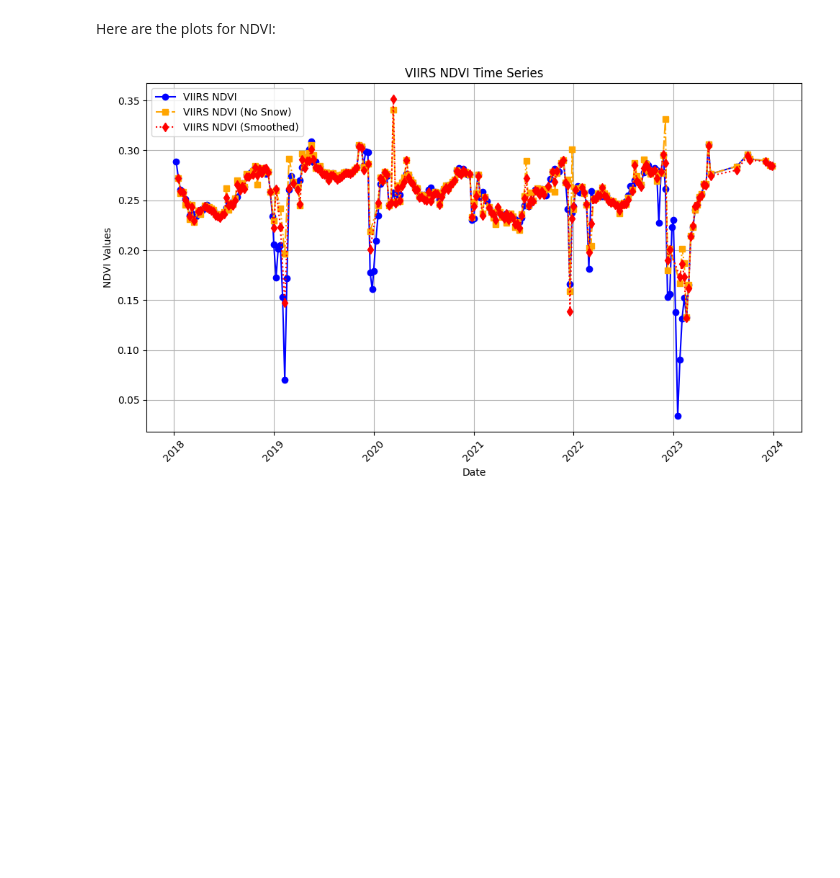
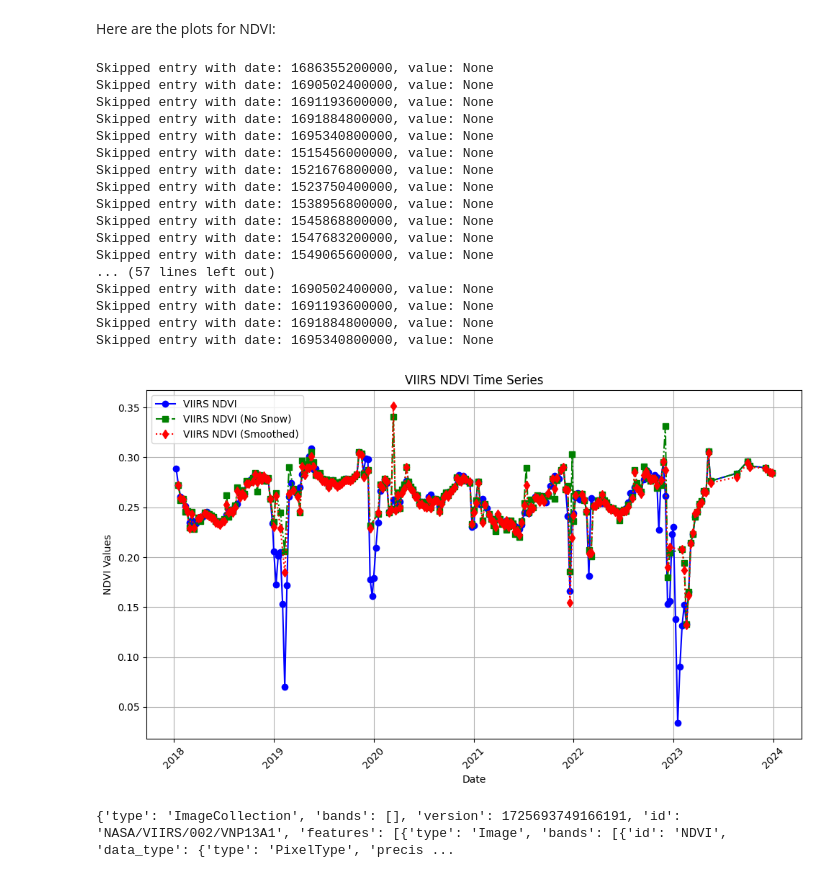
Before and after one commit to tlasharr/DroughtSurfing, a Jupyter notebook: RemoteSensingProcessing/1_PreProcessVIIRS_JN.ipynb, the cells around one changed output. Cells and saved outputs as stored; diff of their text form; code cells hidden in the pictures; blank space fills up the shorter version.

```diff
--- a/RemoteSensingProcessing/1_PreProcessVIIRS_JN.ipynb
+++ b/RemoteSensingProcessing/1_PreProcessVIIRS_JN.ipynb
@@ -164,25 +183,38 @@ Okay, now that we have done all the preprocessing, we will plot these different
 
 def get_time_series(image_collection, region, scale, band):
     def calculate_mean(image):
+
+        ## check if the image has the 'system:time_start' property
+        time_start = image.get('system:time_start')
         mean_value = image.reduceRegion(reducer=ee.Reducer.mean(), geometry=region, scale=scale)
-        time = ee.Date(image.get('system:time_start')).millis()
-        return ee.Feature(None, mean_value.set('system:time_start', time))
+
+        ## only proceed if the image has a valid time and mean value
+        return ee.Algorithms.If(
+            ee.Algorithms.IsEqual(time_start, None),
+            None,  # If time_start is None, return None
+            ee.Feature(None, mean_value.set('system:time_start', ee.Date(time_start).millis()))
+        )
 
     time_series = image_collection.map(calculate_mean)
     time_series_list = time_series.getInfo()['features']
 
-    ## extract time and values, and filter out None values
+    ## extract time and values, filter out None values
     dates = []
     values = []
     for feature in time_series_list:
         date = feature['properties'].get('system:time_start')
         value = feature['properties'].get(band)
 
+        ## skip if date or value is None
         if date is not None and value is not None:
             dates.append(date)
             values.append(value)
+        else:
+            print(f"Skipped entry with date: {date}, value: {value}")
 
     return dates, values
+
+
 
 ## convert dates to readable format
 def convert_dates(dates):
@@ -200,43 +232,64 @@ viirs_ndvi_dates2, viirs_ndvi_values2 = get_time_series(viirs_ndvi_without_snow,
 
 viirs_ndvi_dates3, viirs_ndvi_values3 = get_time_series(smoothed_viirs_ndvi, reprojected_roi,
                                                       scale=int(target_crs_scale.getInfo()), band='NDVI')
 
-# Get converted dates for each time series
+## get converted dates for each time series
 viirs_ndvi_dates = convert_dates(viirs_ndvi_dates)
 viirs_ndvi_dates2 = convert_dates(viirs_ndvi_dates2)
 viirs_ndvi_dates3 = convert_dates(viirs_ndvi_dates3)
 
-# Create the plot
+## create the plot
 plt.figure(figsize=(10, 6))
 
-# Plot the first time series
+## plot the first time series
 plt.plot(viirs_ndvi_dates, viirs_ndvi_values,
          label='VIIRS NDVI', color='blue', linestyle='-', marker='o')
 
-# Plot the second time series
+## plot the second time series
 plt.plot(viirs_ndvi_dates2, viirs_ndvi_values2,
-         label='VIIRS NDVI (No Snow)', color='orange', linestyle='-.', marker='s')
+         label='VIIRS NDVI (No Snow)', color='green', linestyle='-.', marker='s')
 
-# Plot the third time series
+## plot the third time series
 plt.plot(viirs_ndvi_dates3, viirs_ndvi_values3,
          label='VIIRS NDVI (Smoothed)', color='red', linestyle=':', marker='d')
 
-# Add labels and title
+## add labels and title
 plt.xlabel('Date')
 plt.ylabel('NDVI Values')
 plt.title('VIIRS NDVI Time Series')
 
-# Rotate x-axis labels for better readability
+## rotate x-axis labels for better readability
 plt.xticks(rotation=45)
 
-# Add grid
+## add grid and legend
 plt.grid(True)
-
-# Add legend
 plt.legend()
 
-# Show the plot
+## show the plot
 plt.tight_layout()
 plt.show()
 # %% [output]
+Skipped entry with date: 1686355200000, value: None
+Skipped entry with date: 1690502400000, value: None
+Skipped entry with date: 1691193600000, value: None
+Skipped entry with date: 1691884800000, value: None
+Skipped entry with date: 1695340800000, value: None
+Skipped entry with date: 1515456000000, value: None
+Skipped entry with date: 1521676800000, value: None
+Skipped entry with date: 1523750400000, value: None
+Skipped entry with date: 1538956800000, value: None
+Skipped entry with date: 1545868800000, value: None
+Skipped entry with date: 1547683200000, value: None
+Skipped entry with date: 1549065600000, value: None
+... (57 lines left out)
+Skipped entry with date: 1690502400000, value: None
+Skipped entry with date: 1691193600000, value: None
+Skipped entry with date: 1691884800000, value: None
+Skipped entry with date: 1695340800000, value: None
-[figure, old version]
+[figure, new version]
+# %%
+
+info = scaled_viirs_ndvi.limit(5).getInfo()
+print(info)
+# %% [output]
+{'type': 'ImageCollection', 'bands': [], 'version': 1725693749166191, 'id': 'NASA/VIIRS/002/VNP13A1', 'features': [{'type': 'Image', 'bands': [{'id': 'NDVI', 'data_type': {'type': 'PixelType', 'precis ...
```
Also changed, not shown: parts of 7 cells of this notebook.
